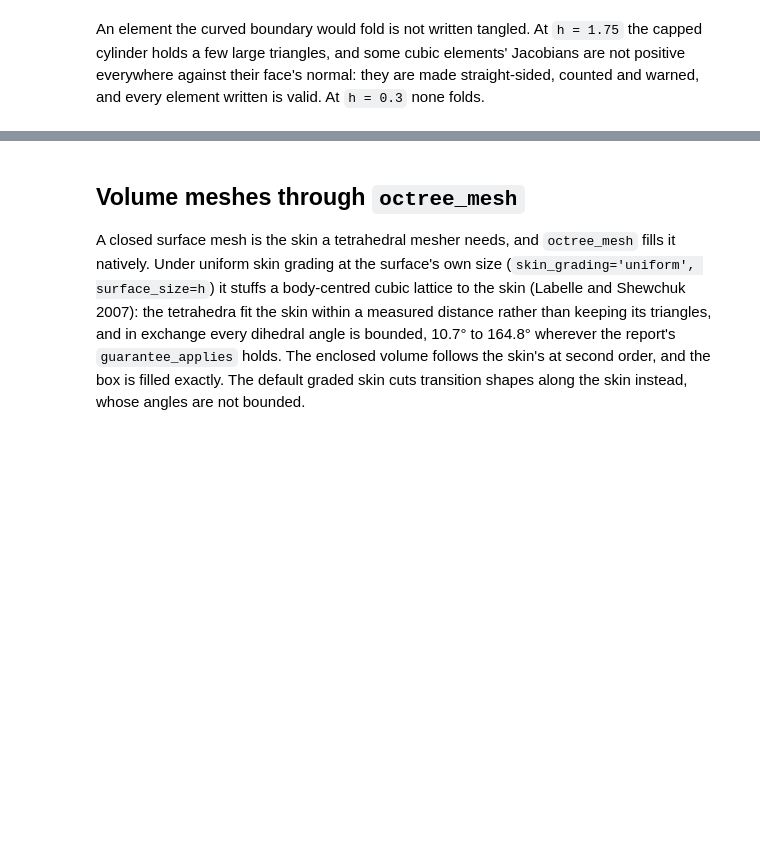
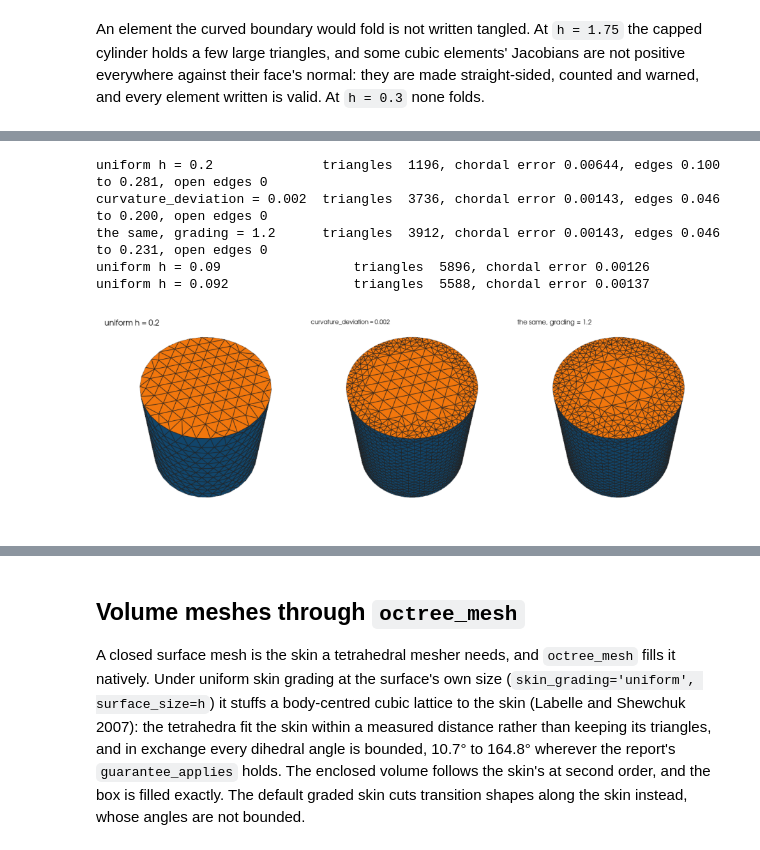
Before and after one commit to loumalouomega/meshioplusplus, a Jupyter notebook: example/python/42_mesh_cad_surface.ipynb, the cells around one changed output, grey strips where cells are left out. Drawn from its saved outputs; the diff is of its cells as text; code cells hidden in the pictures; blank space fills up the shorter version.

```diff
--- a/example/python/42_mesh_cad_surface.ipynb
+++ b/example/python/42_mesh_cad_surface.ipynb
@@ -629,0 +634,32 @@ meshio warning [mesh_cad.cpp:1768] mesh_cad_surface: 4 curved elements had a Jac
+# %%
+cyl = solids['capped_cylinder']
+
+
+def chordal_error(mesh):
+    """The largest distance of a side triangle's centroid inside the unit cylinder."""
+    p, t = np.asarray(mesh.points), triangles(mesh)
+    r = np.hypot(p[:, 0], p[:, 1])
+    side = np.all(np.abs(r[t] - 1.0) < 1e-9, axis=1)
+    c = p[t[side]].mean(axis=1)
+    return (1.0 - np.hypot(c[:, 0], c[:, 1])).max()
+
+
+sized = {}
+for label, kw in (('uniform h = 0.2', {}),
+                  ('curvature_deviation = 0.002', {'curvature_deviation': 0.002}),
+                  ('the same, grading = 1.2', {'curvature_deviation': 0.002, 'grading': 1.2})):
+    out, rep = mp.mesh_cad_surface(cyl, 0.2, return_report=True, **kw)
+    sized[label] = out
+    print(f'{label:28s} triangles {rep["num_triangles"]:5d}, chordal error {chordal_error(out):.5f}, '
+          f'edges {rep["min_edge"]:.3f} to {rep["max_edge"]:.3f}, open edges {rep["num_open_edges"]}')
+for h in (0.09, 0.0920):
+    out, rep = mp.mesh_cad_surface(cyl, h, return_report=True)
+    print(f'uniform h = {h:<6g}               triangles {rep["num_triangles"]:5d}, chordal error {chordal_error(out):.5f}')
+render(list(sized.values()), list(sized), 'mesh_cad_sized', view=(20, 30))
+# %% [output]
+uniform h = 0.2              triangles  1196, chordal error 0.00644, edges 0.100 to 0.281, open edges 0
+curvature_deviation = 0.002  triangles  3736, chordal error 0.00143, edges 0.046 to 0.200, open edges 0
+the same, grading = 1.2      triangles  3912, chordal error 0.00143, edges 0.046 to 0.231, open edges 0
+uniform h = 0.09                 triangles  5896, chordal error 0.00126
+uniform h = 0.092                triangles  5588, chordal error 0.00137
+[figure, added]
```
Also changed, not shown: parts of 11 cells of this notebook, 20 other files.
